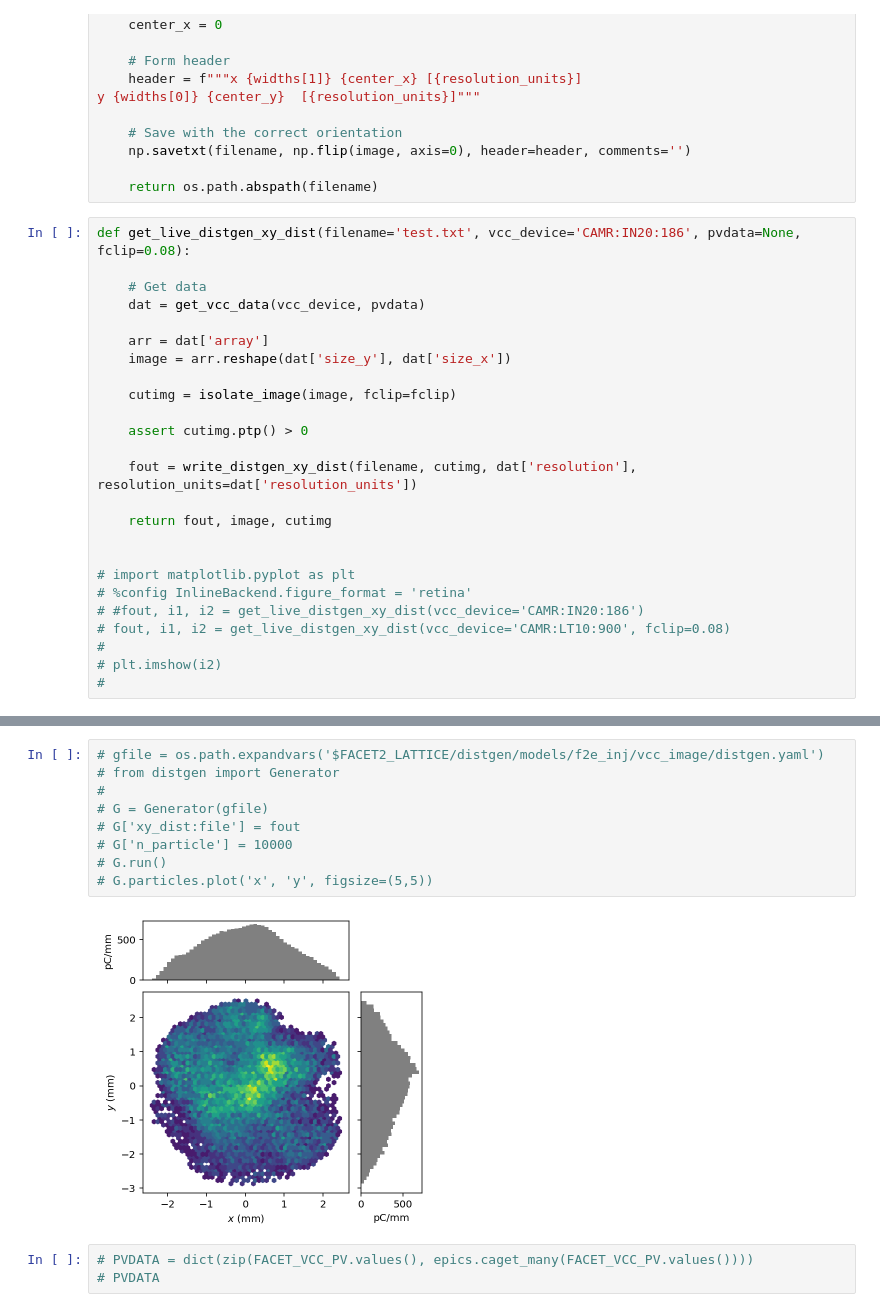
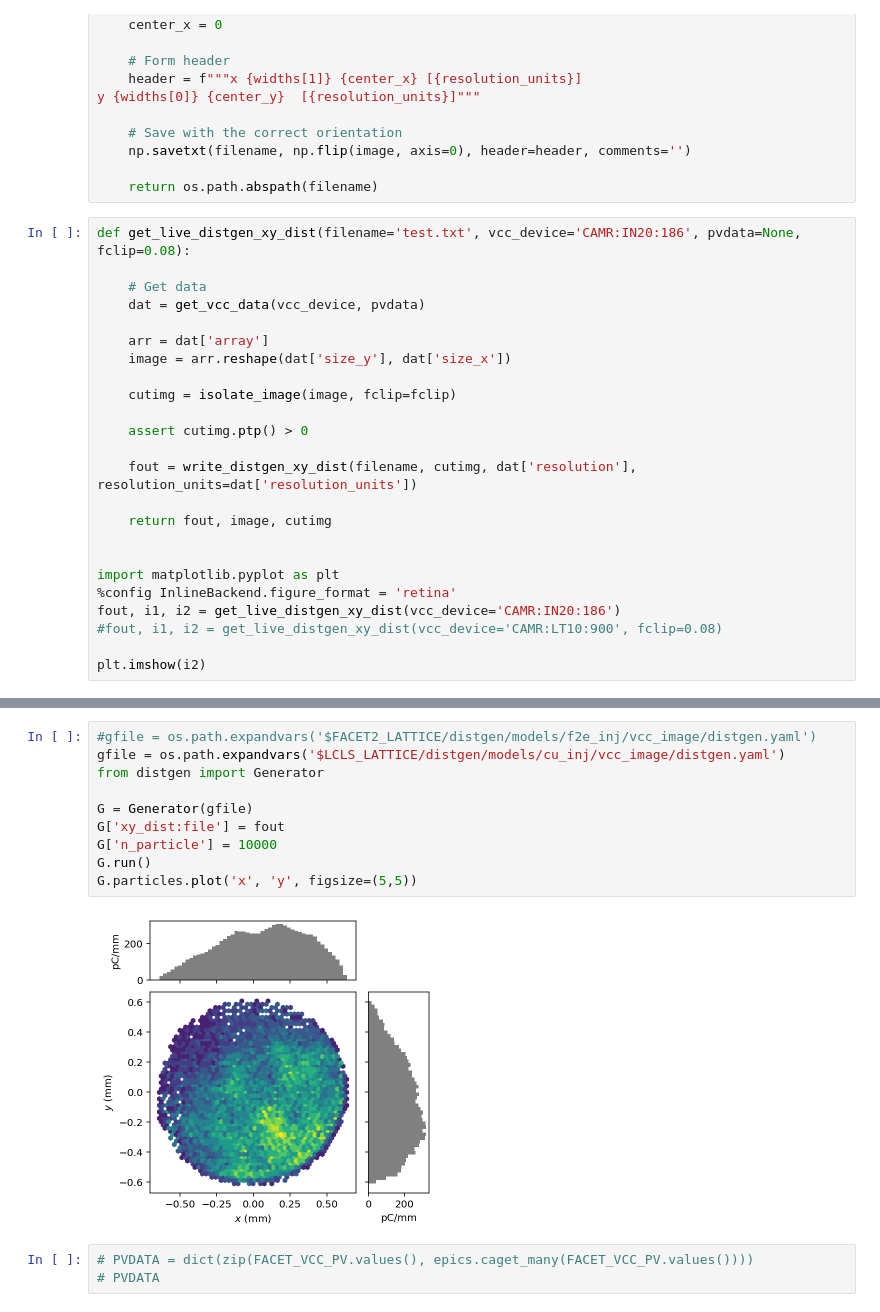
Before and after one commit to ChristopherMayes/lume-impact-live-demo, a Jupyter notebook: get_vcc_image.ipynb, the cells around one changed output, grey strips where cells are left out. Drawn from its saved outputs; the diff is of its cells as text.

```diff
--- a/get_vcc_image.ipynb
+++ b/get_vcc_image.ipynb
@@ -141,12 +141,11 @@ def get_live_distgen_xy_dist(filename='test.txt', vcc_device='CAMR:IN20:186', pv
     return fout, image, cutimg
 
 
-# import matplotlib.pyplot as plt
-# %config InlineBackend.figure_format = 'retina'
-# #fout, i1, i2 = get_live_distgen_xy_dist(vcc_device='CAMR:IN20:186')
-# fout, i1, i2 = get_live_distgen_xy_dist(vcc_device='CAMR:LT10:900', fclip=0.08)
-#
-# plt.imshow(i2)
-#
+import matplotlib.pyplot as plt
+%config InlineBackend.figure_format = 'retina'
+fout, i1, i2 = get_live_distgen_xy_dist(vcc_device='CAMR:IN20:186')
+#fout, i1, i2 = get_live_distgen_xy_dist(vcc_device='CAMR:LT10:900', fclip=0.08)
+
+plt.imshow(i2)
 # %% [output]
 <matplotlib.image.AxesImage at 0x...>
@@ -154,14 +153,15 @@ def get_live_distgen_xy_dist(filename='test.txt', vcc_device='CAMR:IN20:186', pv
 # %%
-# gfile = os.path.expandvars('$FACET2_LATTICE/distgen/models/f2e_inj/vcc_image/distgen.yaml')
-# from distgen import Generator
-#
-# G = Generator(gfile)
-# G['xy_dist:file'] = fout
-# G['n_particle'] = 10000
-# G.run()
-# G.particles.plot('x', 'y', figsize=(5,5))
+#gfile = os.path.expandvars('$FACET2_LATTICE/distgen/models/f2e_inj/vcc_image/distgen.yaml')
+gfile = os.path.expandvars('$LCLS_LATTICE/distgen/models/cu_inj/vcc_image/distgen.yaml')
+from distgen import Generator
+
+G = Generator(gfile)
+G['xy_dist:file'] = fout
+G['n_particle'] = 10000
+G.run()
+G.particles.plot('x', 'y', figsize=(5,5))
 # %% [output]
-[figure, old version]
+[figure, new version]
 # %%
 # PVDATA = dict(zip(FACET_VCC_PV.values(), epics.caget_many(FACET_VCC_PV.values())))
 # PVDATA
```
Also changed, not shown: parts of 1 cell of this notebook, 3 other files.
